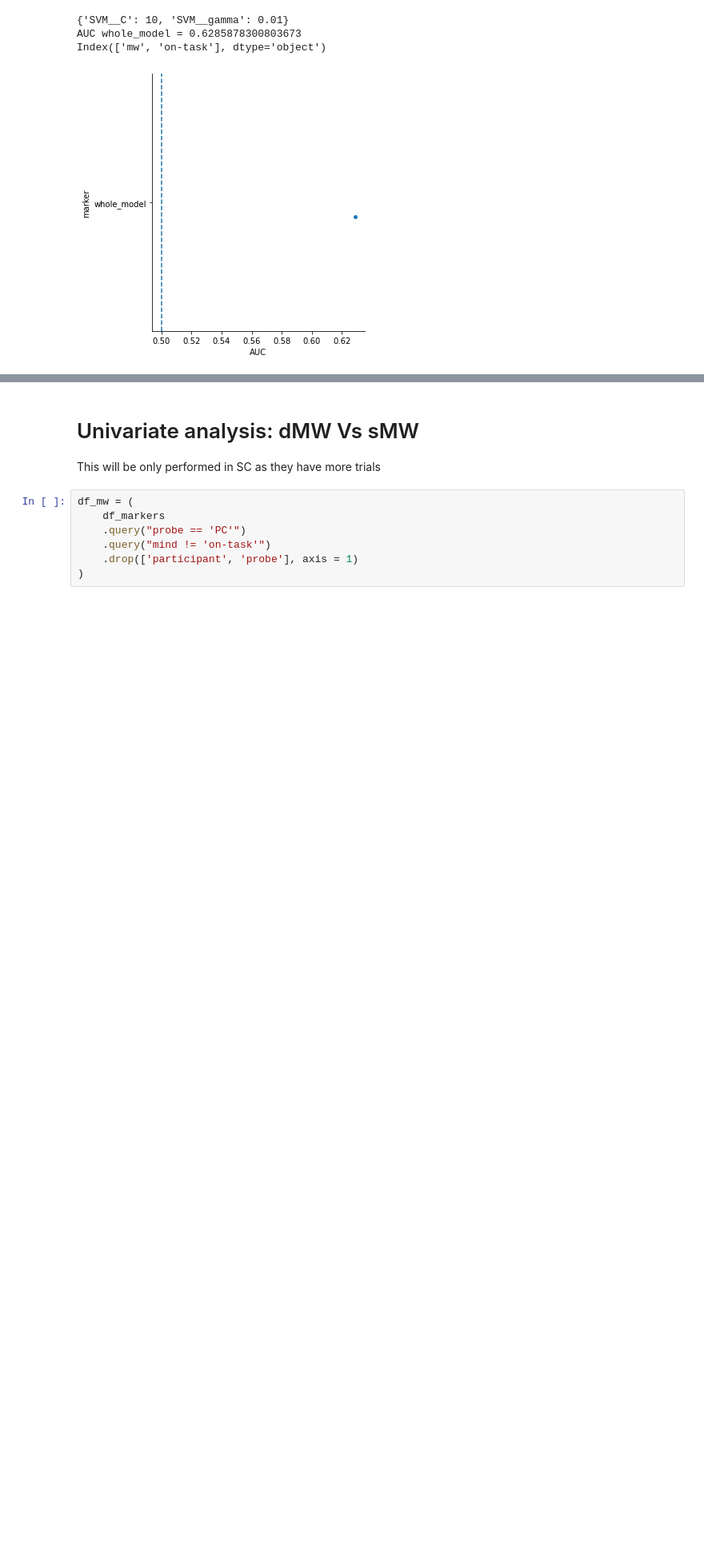
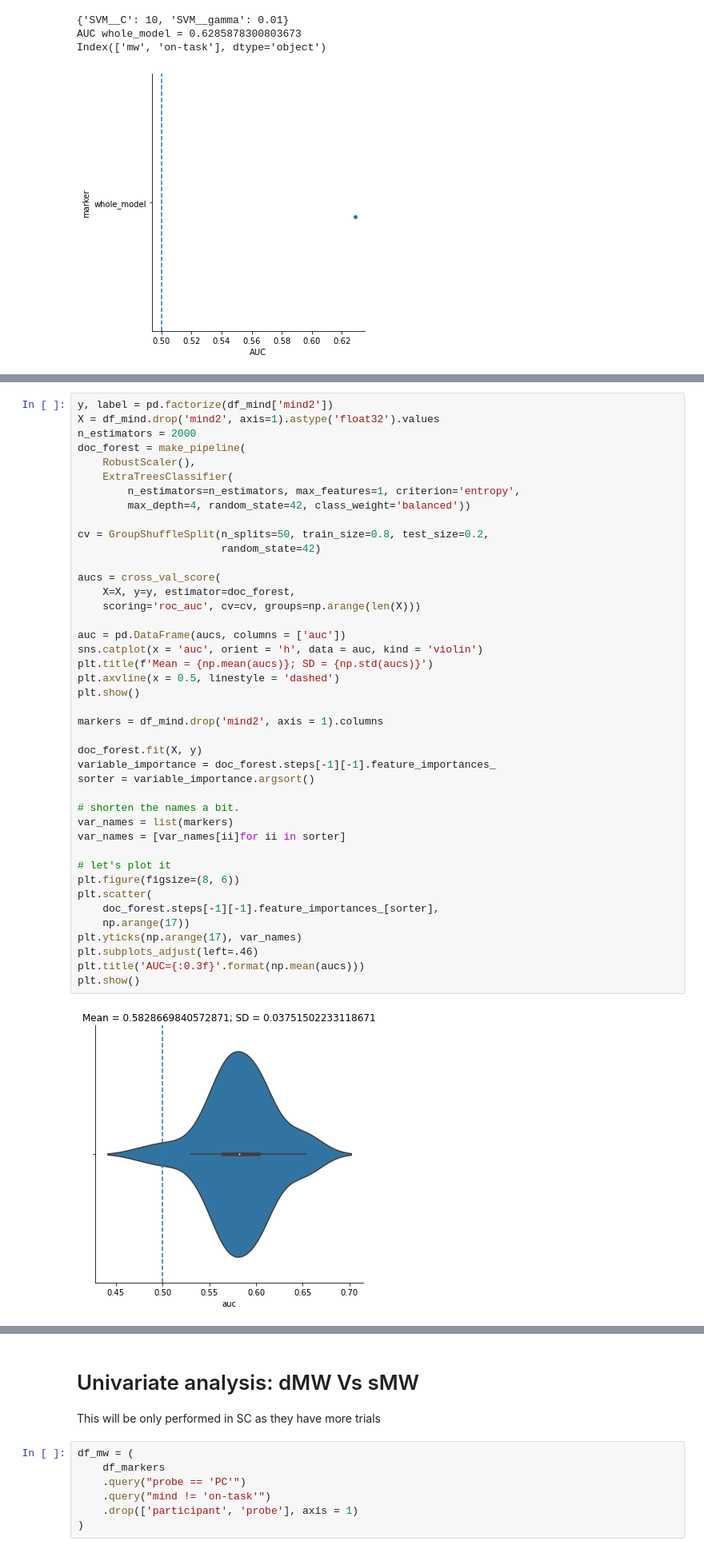
Before and after one commit to Nicobruno92/mw_markers_project, a Jupyter notebook: multivariate_analysis.ipynb, the cells around one changed output, grey strips where cells are left out. Shown at 80% size. Drawn from its saved outputs; the diff is of its cells as text; blank space fills up the shorter version.

Commit message:
segment label

```diff
--- a/multivariate_analysis.ipynb
+++ b/multivariate_analysis.ipynb
@@ -101,0 +94,44 @@ plt.show()
+# %%
+y, label = pd.factorize(df_mind['mind2'])
+X = df_mind.drop('mind2', axis=1).astype('float32').values
+n_estimators = 2000
+doc_forest = make_pipeline(
+    RobustScaler(),
+    ExtraTreesClassifier(
+        n_estimators=n_estimators, max_features=1, criterion='entropy',
+        max_depth=4, random_state=42, class_weight='balanced'))
+
+cv = GroupShuffleSplit(n_splits=50, train_size=0.8, test_size=0.2,
+                       random_state=42)
+
+aucs = cross_val_score(
+    X=X, y=y, estimator=doc_forest,
+    scoring='roc_auc', cv=cv, groups=np.arange(len(X)))
+
+auc = pd.DataFrame(aucs, columns = ['auc'])
+sns.catplot(x = 'auc', orient = 'h', data = auc, kind = 'violin')
+plt.title(f'Mean = {np.mean(aucs)}; SD = {np.std(aucs)}')
+plt.axvline(x = 0.5, linestyle = 'dashed')
+plt.show()
+
+markers = df_mind.drop('mind2', axis = 1).columns
+
+doc_forest.fit(X, y)
+variable_importance = doc_forest.steps[-1][-1].feature_importances_
+sorter = variable_importance.argsort()
+
+# shorten the names a bit.
+var_names = list(markers)
+var_names = [var_names[ii]for ii in sorter]
+
+# let's plot it
+plt.figure(figsize=(8, 6))
+plt.scatter(
+    doc_forest.steps[-1][-1].feature_importances_[sorter],
+    np.arange(17))
+plt.yticks(np.arange(17), var_names)
+plt.subplots_adjust(left=.46)
+plt.title('AUC={:0.3f}'.format(np.mean(aucs)))
+plt.show()
+# %% [output]
+[figure, added]
```
Also changed, not shown: parts of 11 cells of this notebook, 5 other files.
